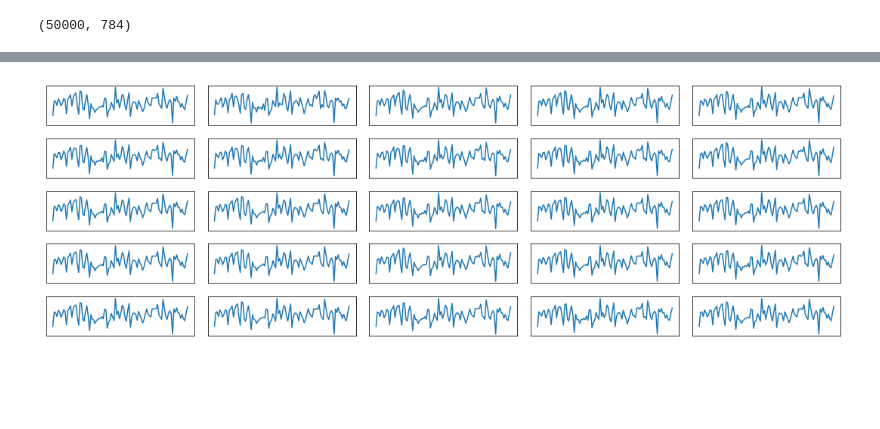
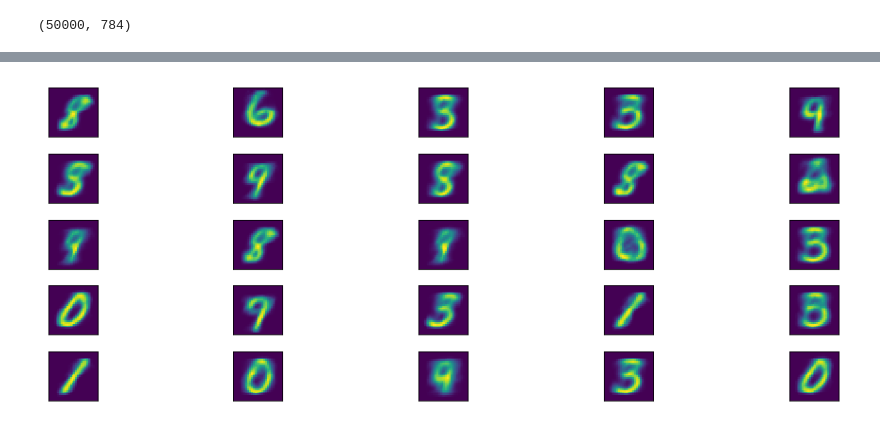
Before and after one commit to HitLuca/GANs_for_spiking_time_series, a Jupyter notebook: implementation/VAE.ipynb, the cells around one changed output, grey strips where cells are left out. Cells and saved outputs as stored; diff of their text form; code cells hidden in the pictures; blank space fills up the shorter version.

```diff
--- a/implementation/VAE.ipynb
+++ b/implementation/VAE.ipynb
@@ -312,18 +254,18 @@ Epoch 1/1
 # %%
 rows, columns = 5, 5
 noise = np.random.normal(0, 1, (rows * columns, latent_dim))
 generated_samples = generator.predict(noise)
 
 plt.subplots(rows, columns, figsize=(15, 5))
 k = 1
 for i in range(rows):
     for j in range(columns):
         plt.subplot(rows, columns, k)
-        plt.plot(generated_samples[k - 1])
+        plt.imshow(generated_samples[k - 1].reshape(28, 28))
         plt.xticks([])
         plt.yticks([])
         k += 1
 plt.tight_layout()
 plt.show()
 # %% [output]
-[figure, old version]
+[figure, new version]
```
Also changed, not shown: parts of 3 cells of this notebook, 13 other files.
